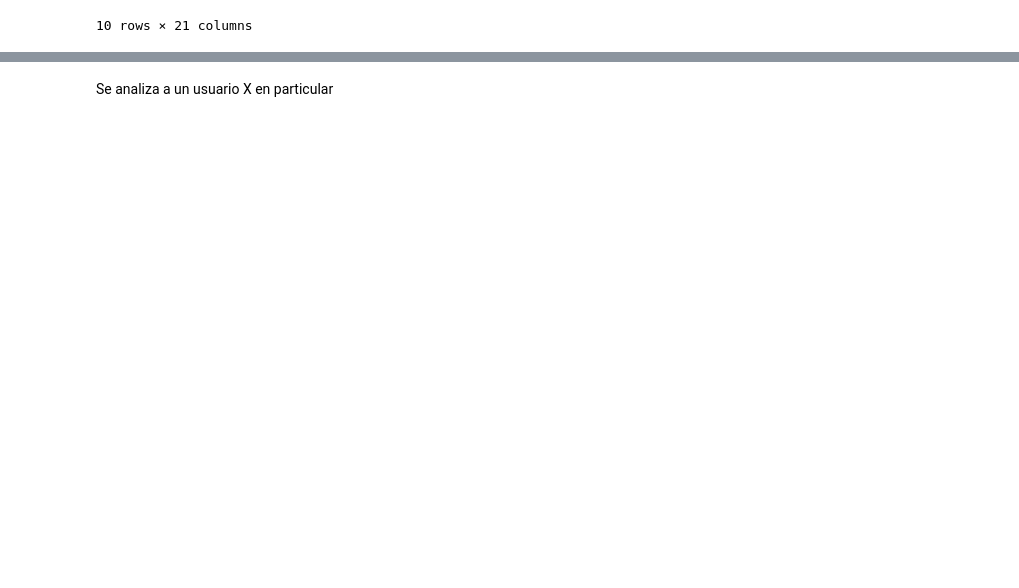
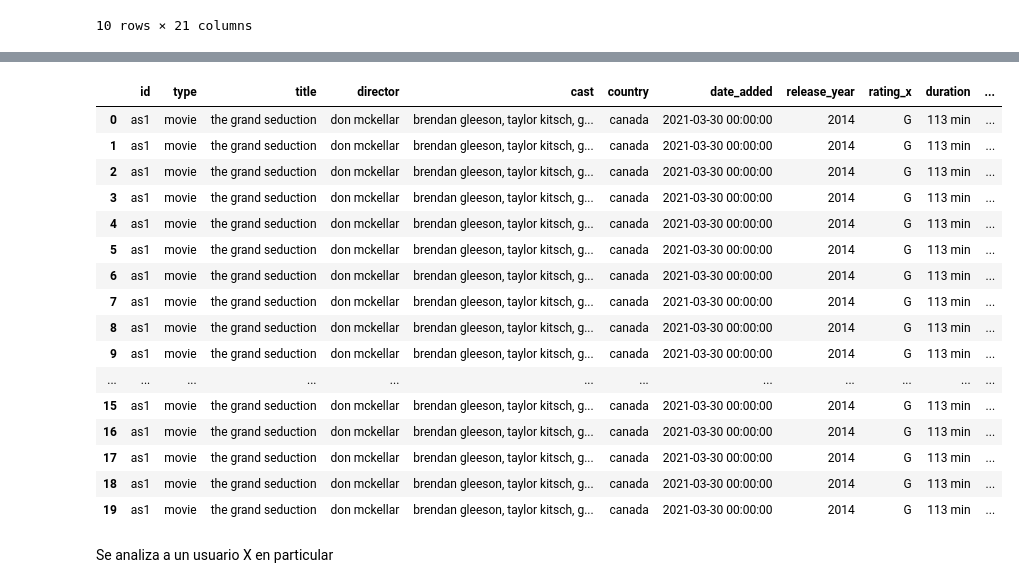
Before and after one commit to AguirreMariaHerminia/PI_MLOps, a Jupyter notebook: ML_EDA.ipynb, the cells around one changed output, grey strips where cells are left out. Saved outputs shown, nothing was run; the diff lists cells and outputs as text; code cells hidden in the pictures; blank space fills up the shorter version.

```diff
--- a/ML_EDA.ipynb
+++ b/ML_EDA.ipynb
@@ -163,3 +296,5 @@ dfcompl.sample(10)
 | 5618513 | hs610 | s610 | movie | gone girl | Sin dato | Sin dato | united states | 2021-06-15 00:00:00 | 2014 | TV-MA | ... |
 | 9575593 | ns5788 | s5788 | movie | katarzyna piasecka, rafał pacześ ... | Sin dato | katarzyna piasecka, rafał pacześ | Sin dato | 2016-09-19 00:00:00 | 2016 | TV-MA | ... |
 10 rows × 21 columns
+# %%
+dfcompl = dfcompl.replace('Sin dato', pd.np.nan)
@@ -166,3 +310,25 @@ dfcompl.sample(10)
+# %%
+dfcompl = dfcompl.dropna()
+# %%
+dfcompl.head(20)
+# %% [output]
+|  | id | type | title | director | cast | country | date_added | release_year | rating_x | duration | ... |
+| 0 | as1 | movie | the grand seduction | don mckellar | brendan gleeson, taylor kitsch, g... | canada | 2021-03-30 00:00:00 | 2014 | G | 113 min | ... |
+| 1 | as1 | movie | the grand seduction | don mckellar | brendan gleeson, taylor kitsch, g... | canada | 2021-03-30 00:00:00 | 2014 | G | 113 min | ... |
+| 2 | as1 | movie | the grand seduction | don mckellar | brendan gleeson, taylor kitsch, g... | canada | 2021-03-30 00:00:00 | 2014 | G | 113 min | ... |
+| 3 | as1 | movie | the grand seduction | don mckellar | brendan gleeson, taylor kitsch, g... | canada | 2021-03-30 00:00:00 | 2014 | G | 113 min | ... |
+| 4 | as1 | movie | the grand seduction | don mckellar | brendan gleeson, taylor kitsch, g... | canada | 2021-03-30 00:00:00 | 2014 | G | 113 min | ... |
+| 5 | as1 | movie | the grand seduction | don mckellar | brendan gleeson, taylor kitsch, g... | canada | 2021-03-30 00:00:00 | 2014 | G | 113 min | ... |
+| 6 | as1 | movie | the grand seduction | don mckellar | brendan gleeson, taylor kitsch, g... | canada | 2021-03-30 00:00:00 | 2014 | G | 113 min | ... |
+| 7 | as1 | movie | the grand seduction | don mckellar | brendan gleeson, taylor kitsch, g... | canada | 2021-03-30 00:00:00 | 2014 | G | 113 min | ... |
+| 8 | as1 | movie | the grand seduction | don mckellar | brendan gleeson, taylor kitsch, g... | canada | 2021-03-30 00:00:00 | 2014 | G | 113 min | ... |
+| 9 | as1 | movie | the grand seduction | don mckellar | brendan gleeson, taylor kitsch, g... | canada | 2021-03-30 00:00:00 | 2014 | G | 113 min | ... |
+| ... | ... | ... | ... | ... | ... | ... | ... | ... | ... | ... | ... |
+| 15 | as1 | movie | the grand seduction | don mckellar | brendan gleeson, taylor kitsch, g... | canada | 2021-03-30 00:00:00 | 2014 | G | 113 min | ... |
+| 16 | as1 | movie | the grand seduction | don mckellar | brendan gleeson, taylor kitsch, g... | canada | 2021-03-30 00:00:00 | 2014 | G | 113 min | ... |
+| 17 | as1 | movie | the grand seduction | don mckellar | brendan gleeson, taylor kitsch, g... | canada | 2021-03-30 00:00:00 | 2014 | G | 113 min | ... |
+| 18 | as1 | movie | the grand seduction | don mckellar | brendan gleeson, taylor kitsch, g... | canada | 2021-03-30 00:00:00 | 2014 | G | 113 min | ... |
+| 19 | as1 | movie | the grand seduction | don mckellar | brendan gleeson, taylor kitsch, g... | canada | 2021-03-30 00:00:00 | 2014 | G | 113 min | ... |
 # %% [markdown]
 Se analiza a un usuario X en particular
 # %%
```
Also changed, not shown: parts of 33 cells of this notebook, 7 other files.
